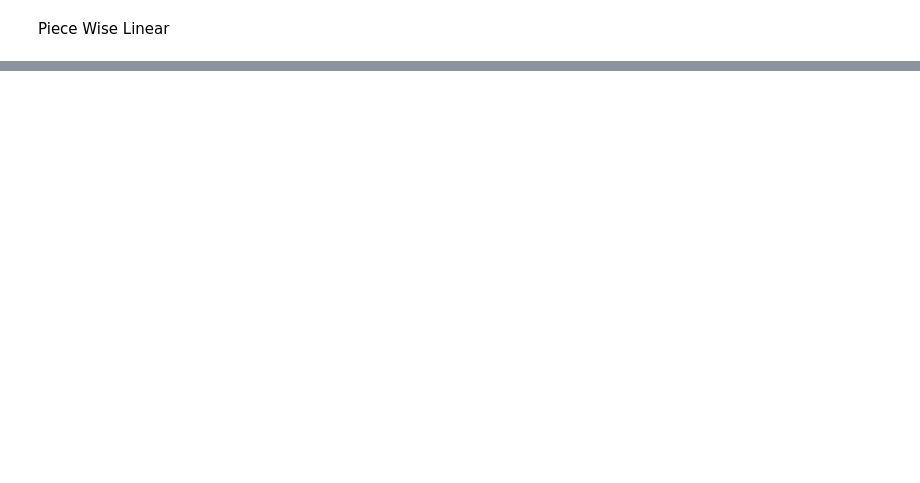
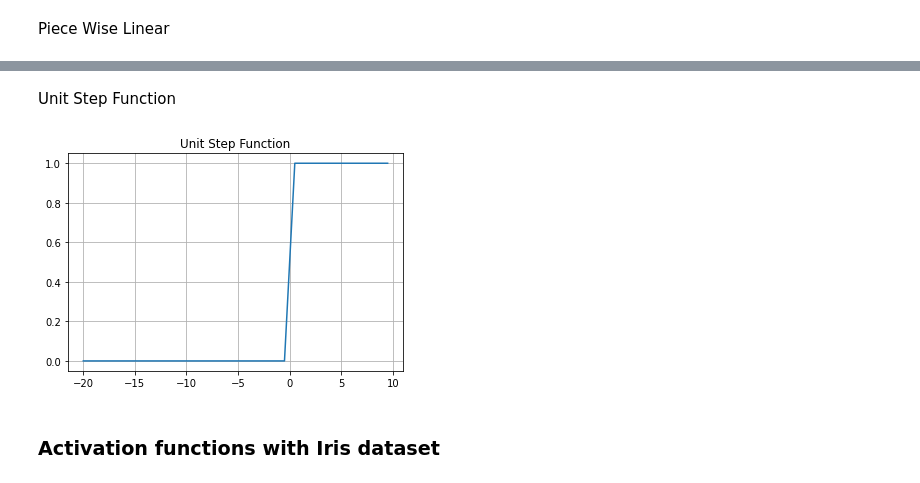
Before and after one commit to thebabycode/Neural-Networks-and-Deep-Learning, a Jupyter notebook: NNDL_Lab1.ipynb, the cells around one changed output, grey strips where cells are left out. Drawn from its saved outputs; the diff is of its cells as text; code cells hidden in the pictures; blank space fills up the shorter version.

```diff
--- a/NNDL_Lab1.ipynb
+++ b/NNDL_Lab1.ipynb
@@ -53,0 +90,20 @@ plt.show()
+# %% [markdown]
+Unit Step Function
+# %%
+x = np.arange(-20,10,0.5)
+y = []
+for i in x:
+   if i < 0:
+     y.append(0)
+   elif i == 0:
+     y.append(0.5)
+   elif i>0:
+     y.append(1)
+
+plt.plot(x,y)
+plt.title("Unit Step Function")
+plt.grid()
+# %% [output]
+[figure, added]
+# %% [markdown]
+### Activation functions with Iris dataset
```
Also changed, not shown: parts of 16 cells of this notebook.
